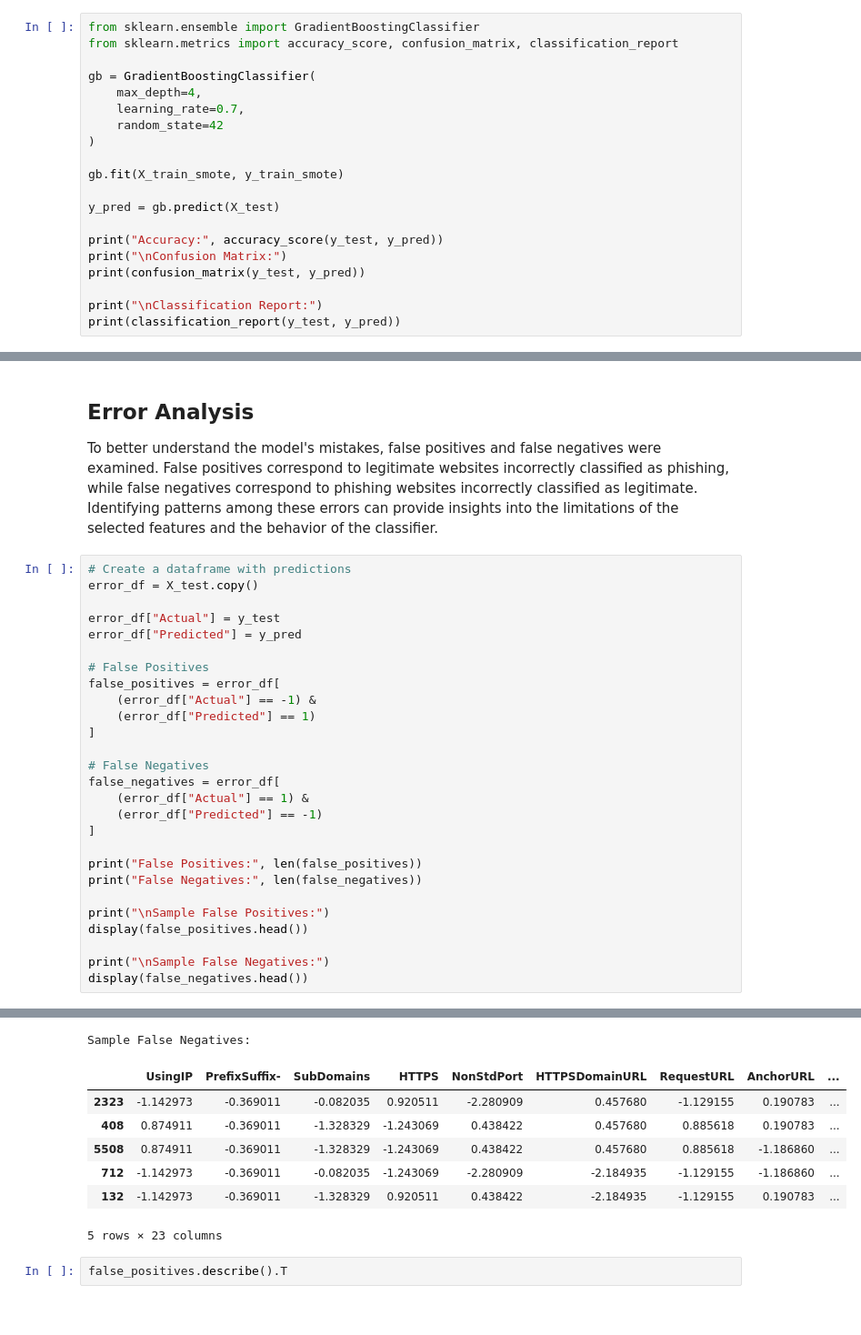
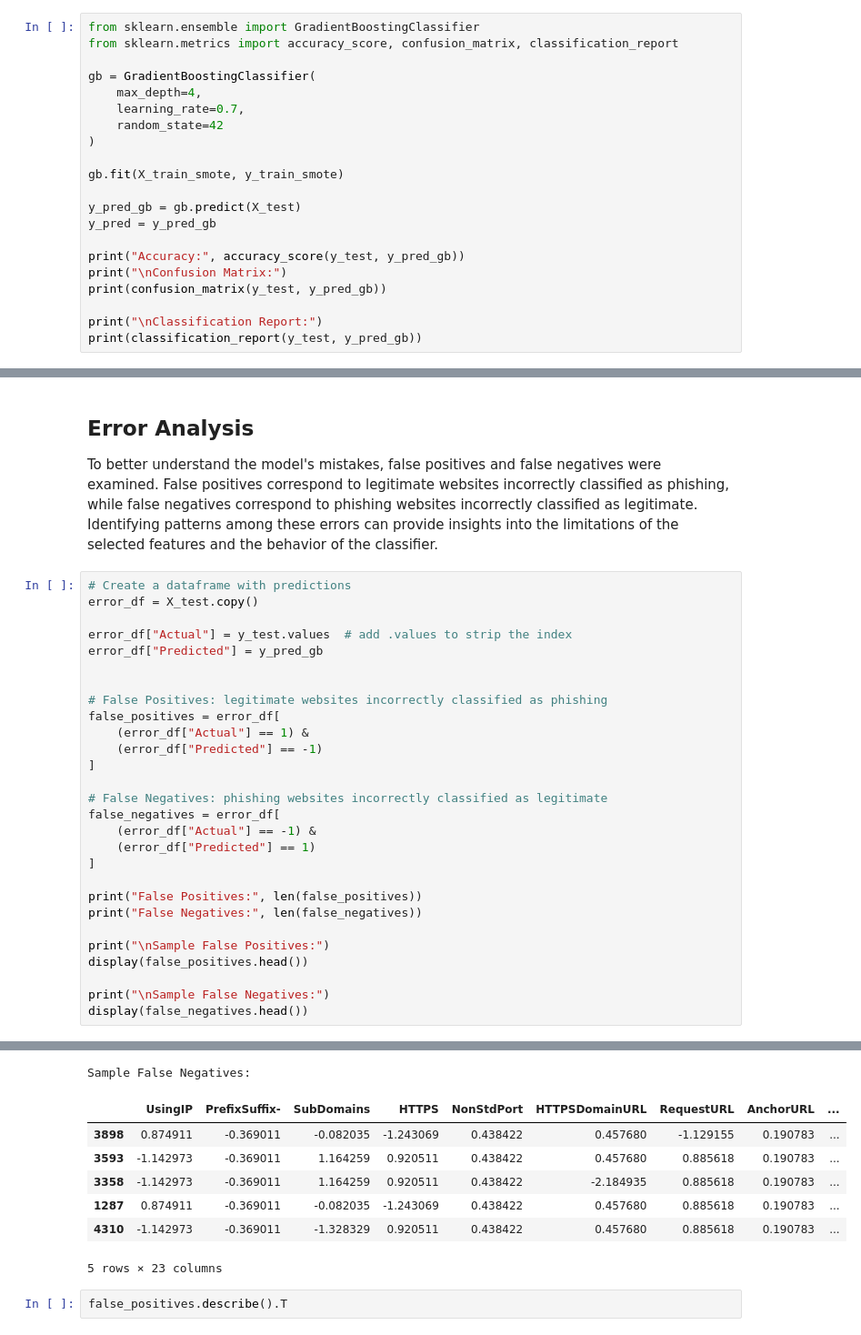
Before and after one commit to ja4smin/phishing-detection-reproduction, a Jupyter notebook: Phishing_Detection_Reproduction.ipynb, the cells around one changed output, grey strips where cells are left out. Shown at 91% size. Saved outputs shown, nothing was run; the diff lists cells and outputs as text.

Commit message:
Fix error analysis labeling and prediction consistency

```diff
--- a/Phishing_Detection_Reproduction.ipynb
+++ b/Phishing_Detection_Reproduction.ipynb
@@ -734,14 +711,15 @@ gb = GradientBoostingClassifier(
 
 gb.fit(X_train_smote, y_train_smote)
 
-y_pred = gb.predict(X_test)
+y_pred_gb = gb.predict(X_test)
+y_pred = y_pred_gb
 
-print("Accuracy:", accuracy_score(y_test, y_pred))
+print("Accuracy:", accuracy_score(y_test, y_pred_gb))
 print("\nConfusion Matrix:")
-print(confusion_matrix(y_test, y_pred))
+print(confusion_matrix(y_test, y_pred_gb))
 
 print("\nClassification Report:")
-print(classification_report(y_test, y_pred))
+print(classification_report(y_test, y_pred_gb))
 # %% [output]
 Accuracy: 0.9461538461538461
 
@@ -766,19 +744,20 @@ To better understand the model's mistakes, false positives and false negatives w
 # Create a dataframe with predictions
 error_df = X_test.copy()
 
-error_df["Actual"] = y_test
-error_df["Predicted"] = y_pred
+error_df["Actual"] = y_test.values  # add .values to strip the index
+error_df["Predicted"] = y_pred_gb
 
-# False Positives
+
+# False Positives: legitimate websites incorrectly classified as phishing
 false_positives = error_df[
+    (error_df["Actual"] == 1) &
+    (error_df["Predicted"] == -1)
+]
+
+# False Negatives: phishing websites incorrectly classified as legitimate
+false_negatives = error_df[
     (error_df["Actual"] == -1) &
     (error_df["Predicted"] == 1)
-]
-
-# False Negatives
-false_negatives = error_df[
-    (error_df["Actual"] == 1) &
-    (error_df["Predicted"] == -1)
 ]
 
 print("False Positives:", len(false_positives))
@@ -803,11 +782,11 @@ Sample False Positives:
 5 rows × 23 columns
 Sample False Negatives:
 |  | UsingIP | PrefixSuffix- | SubDomains | HTTPS | NonStdPort | HTTPSDomainURL | RequestURL | AnchorURL | ... |
-| 2323 | -1.142973 | -0.369011 | -0.082035 | 0.920511 | -2.280909 | 0.457680 | -1.129155 | 0.190783 | ... |
-| 408 | 0.874911 | -0.369011 | -1.328329 | -1.243069 | 0.438422 | 0.457680 | 0.885618 | 0.190783 | ... |
-| 5508 | 0.874911 | -0.369011 | -1.328329 | -1.243069 | 0.438422 | 0.457680 | 0.885618 | -1.186860 | ... |
-| 712 | -1.142973 | -0.369011 | -0.082035 | -1.243069 | -2.280909 | -2.184935 | -1.129155 | -1.186860 | ... |
-| 132 | -1.142973 | -0.369011 | -1.328329 | 0.920511 | 0.438422 | -2.184935 | -1.129155 | 0.190783 | ... |
+| 3898 | 0.874911 | -0.369011 | -0.082035 | -1.243069 | 0.438422 | 0.457680 | -1.129155 | 0.190783 | ... |
+| 3593 | -1.142973 | -0.369011 | 1.164259 | 0.920511 | 0.438422 | 0.457680 | 0.885618 | 0.190783 | ... |
+| 3358 | -1.142973 | -0.369011 | 1.164259 | 0.920511 | 0.438422 | -2.184935 | 0.885618 | 0.190783 | ... |
+| 1287 | 0.874911 | -0.369011 | -0.082035 | -1.243069 | 0.438422 | 0.457680 | 0.885618 | 0.190783 | ... |
+| 4310 | -1.142973 | -0.369011 | -1.328329 | 0.920511 | 0.438422 | 0.457680 | 0.885618 | 0.190783 | ... |
 5 rows × 23 columns
 # %%
 false_positives.describe().T
```
Also changed, not shown: parts of 6 cells of this notebook.
